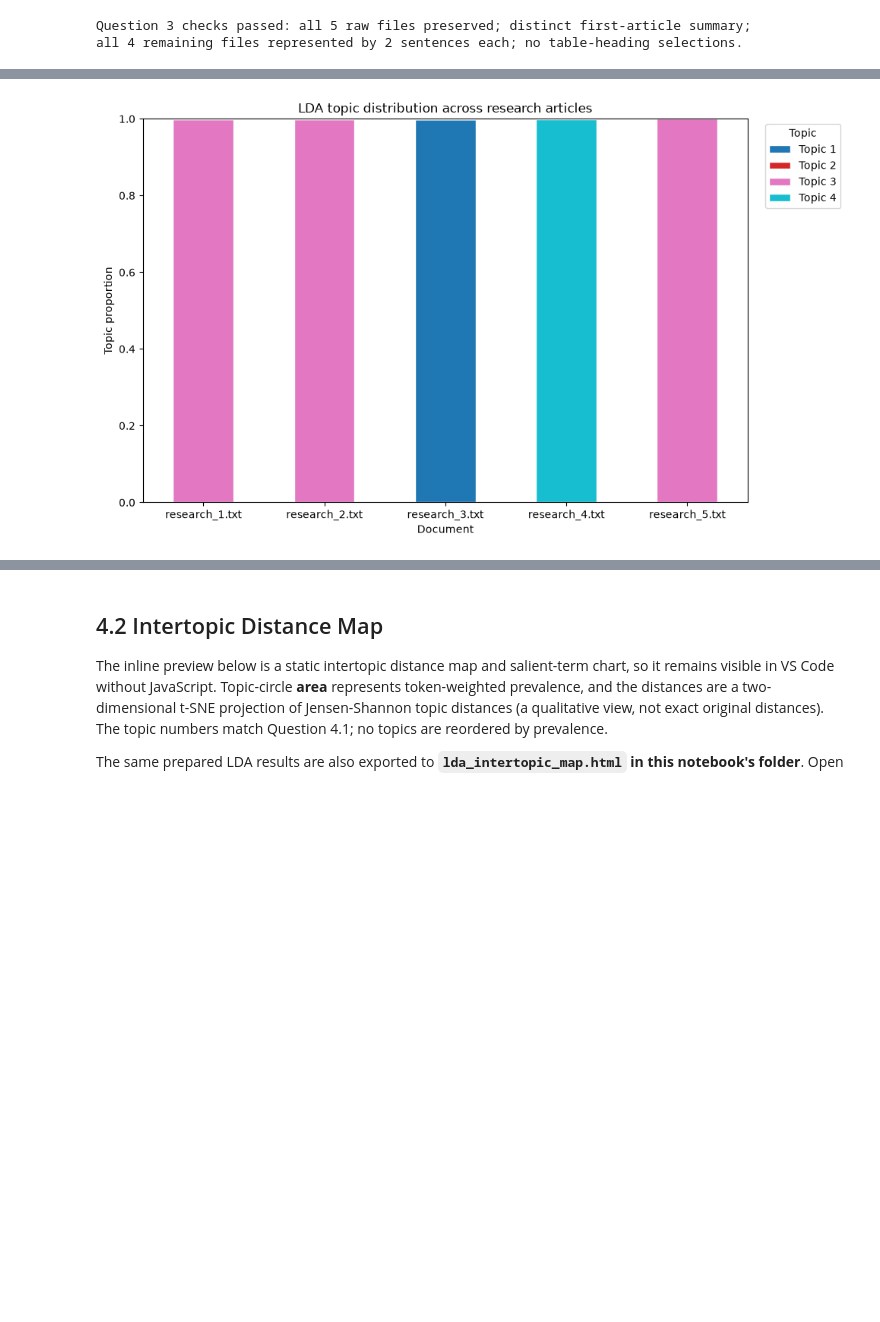
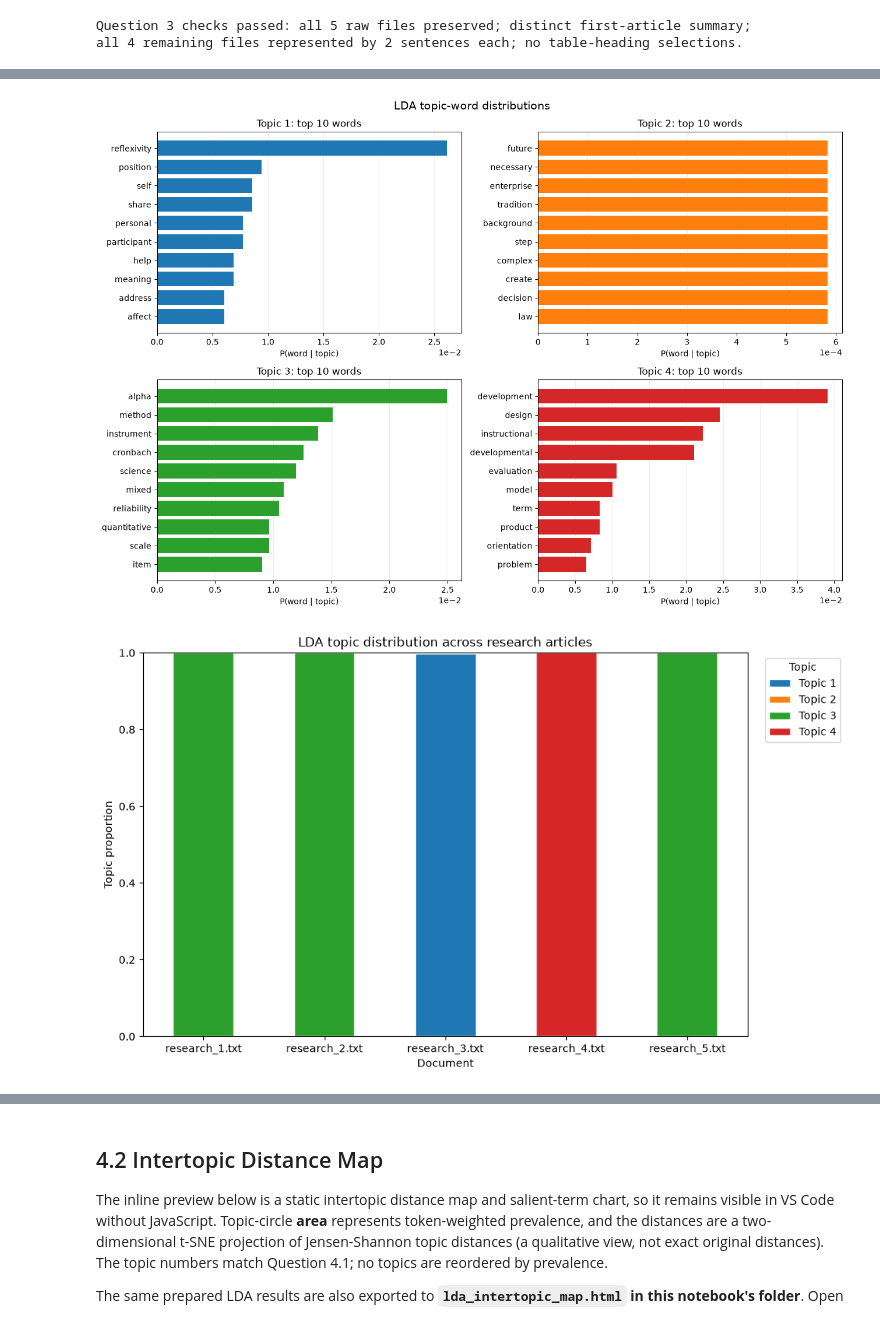
Before and after one commit to MakomaneTau/ITNPA_Assignment, a Jupyter notebook: Notebooks/Question 3/Notebook.ipynb, the cells around one changed output, grey strips where cells are left out. Drawn from its saved outputs; the diff is of its cells as text; code cells hidden in the pictures; blank space fills up the shorter version.

Commit message:
feat: improve LDA topic reporting

```diff
--- a/Notebooks/Question 3/Notebook.ipynb
+++ b/Notebooks/Question 3/Notebook.ipynb
@@ -522,18 +558,35 @@ Topic distribution by document:
 # %%
+# Word probabilities expose the complete top-word list visually as well as in the table.
+topic_colours = plt.get_cmap('tab10')(np.arange(n_topics))
+fig, axes = plt.subplots(2, 2, figsize=(13, 9))
+for topic_index, ax in enumerate(axes.flat):
+    topic_name = f'Topic {topic_index + 1}'
+    words = top_word_distribution.loc[top_word_distribution['Topic'].eq(topic_name)].iloc[::-1]
+    ax.barh(words['Word'], words['Probability'], color=topic_colours[topic_index])
+    ax.set(title=f'{topic_name}: top {n_top_words} words', xlabel='P(word | topic)')
+    ax.ticklabel_format(axis='x', style='sci', scilimits=(-2, 2))
+    ax.grid(axis='x', alpha=0.2)
+    ax.set_axisbelow(True)
+fig.suptitle('LDA topic-word distributions', fontsize=14)
+fig.tight_layout()
+plt.show()
+
+# Keep the numerical proportions at full precision; small mixtures may be visually tiny.
 ax = topic_distribution.plot(
     kind='bar',
     stacked=True,
     figsize=(10, 6),
-    colormap='tab10',
-    edgecolor='white'
+    color=topic_colours,
+    edgecolor='white',
 )
 ax.set_title('LDA topic distribution across research articles')
 ax.set_xlabel('Document')
 ax.set_ylabel('Topic proportion')
 ax.set_ylim(0, 1)
 ax.legend(title='Topic', bbox_to_anchor=(1.02, 1), loc='upper left')
 plt.xticks(rotation=0)
 plt.tight_layout()
 plt.show()
 # %% [output]
-[figure, old version]
+[figure, new version]
+[figure, added]
```
Also changed, not shown: parts of 4 cells of this notebook, 1 other file.
